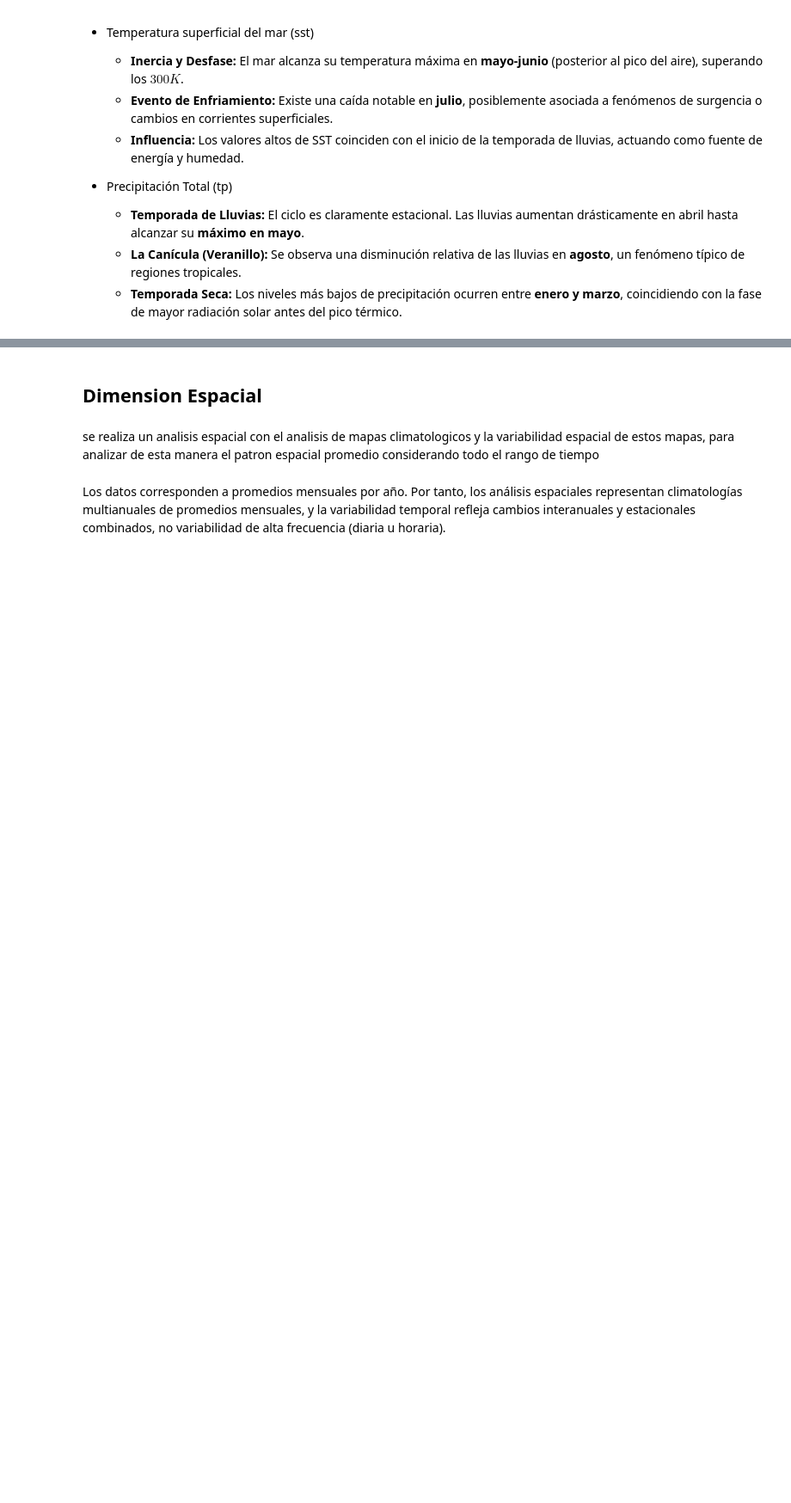
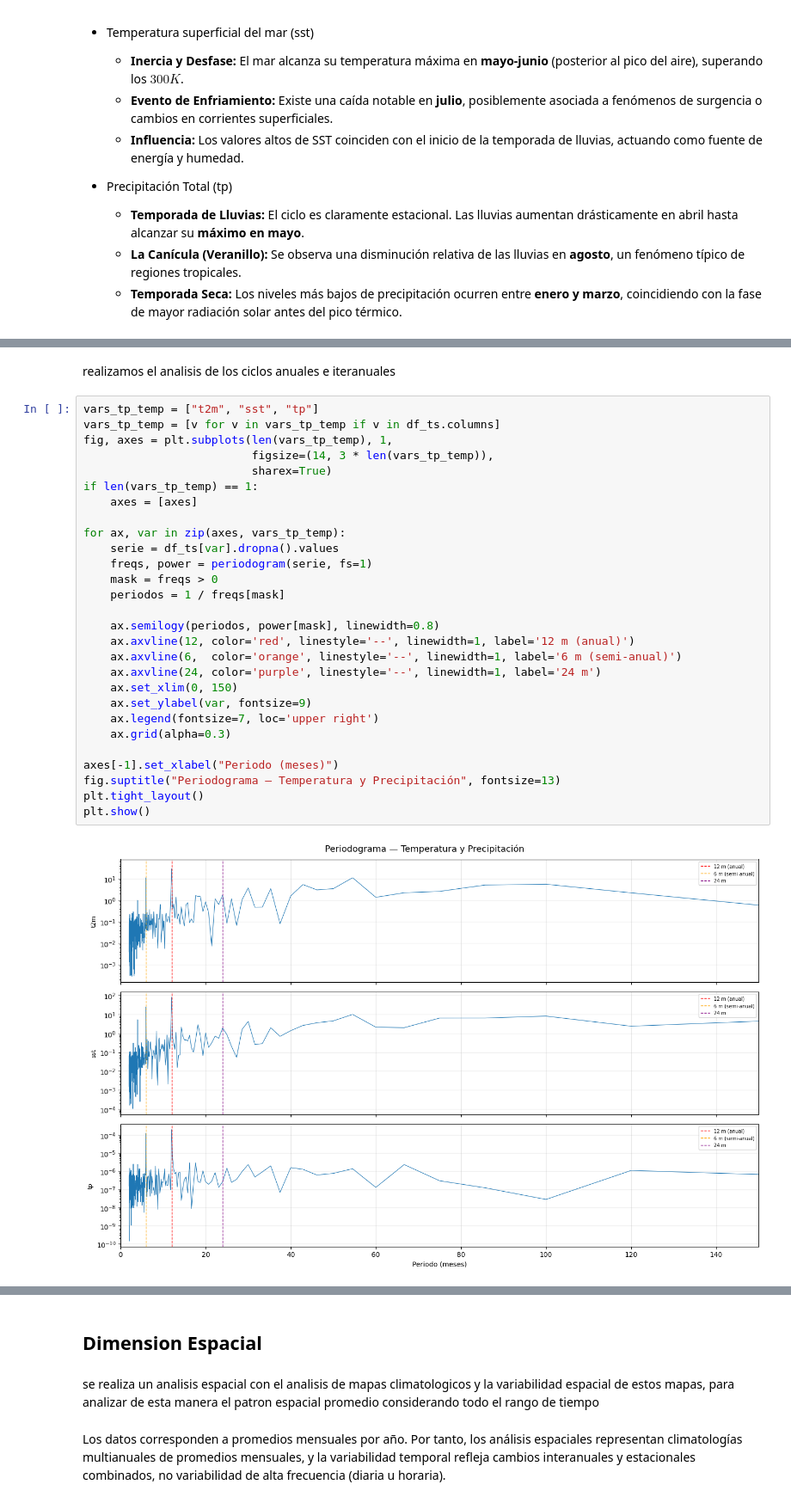
Before and after one commit to matgom03/Seminario, a Jupyter notebook: _sources/EDA.ipynb, the cells around one changed output, grey strips where cells are left out. Shown at 86% size. Cells and saved outputs as stored; diff of their text form; blank space fills up the shorter version.

```diff
--- a/_sources/EDA.ipynb
+++ b/_sources/EDA.ipynb
@@ -569,0 +625,32 @@ for nombre, vars_g in grupos.items():
+# %% [markdown]
+realizamos el analisis de los ciclos anuales e iteranuales
+# %%
+vars_tp_temp = ["t2m", "sst", "tp"]
+vars_tp_temp = [v for v in vars_tp_temp if v in df_ts.columns]
+fig, axes = plt.subplots(len(vars_tp_temp), 1,
+                         figsize=(14, 3 * len(vars_tp_temp)),
+                         sharex=True)
+if len(vars_tp_temp) == 1:
+    axes = [axes]
+
+for ax, var in zip(axes, vars_tp_temp):
+    serie = df_ts[var].dropna().values
+    freqs, power = periodogram(serie, fs=1)
+    mask = freqs > 0
+    periodos = 1 / freqs[mask]
+
+    ax.semilogy(periodos, power[mask], linewidth=0.8)
+    ax.axvline(12, color='red', linestyle='--', linewidth=1, label='12 m (anual)')
+    ax.axvline(6,  color='orange', linestyle='--', linewidth=1, label='6 m (semi-anual)')
+    ax.axvline(24, color='purple', linestyle='--', linewidth=1, label='24 m')
+    ax.set_xlim(0, 150)
+    ax.set_ylabel(var, fontsize=9)
+    ax.legend(fontsize=7, loc='upper right')
+    ax.grid(alpha=0.3)
+
+axes[-1].set_xlabel("Periodo (meses)")
+fig.suptitle("Periodograma — Temperatura y Precipitación", fontsize=13)
+plt.tight_layout()
+plt.show()
+# %% [output]
+[figure, added]
```
Also changed, not shown: parts of 29 cells of this notebook, 9 other files.
